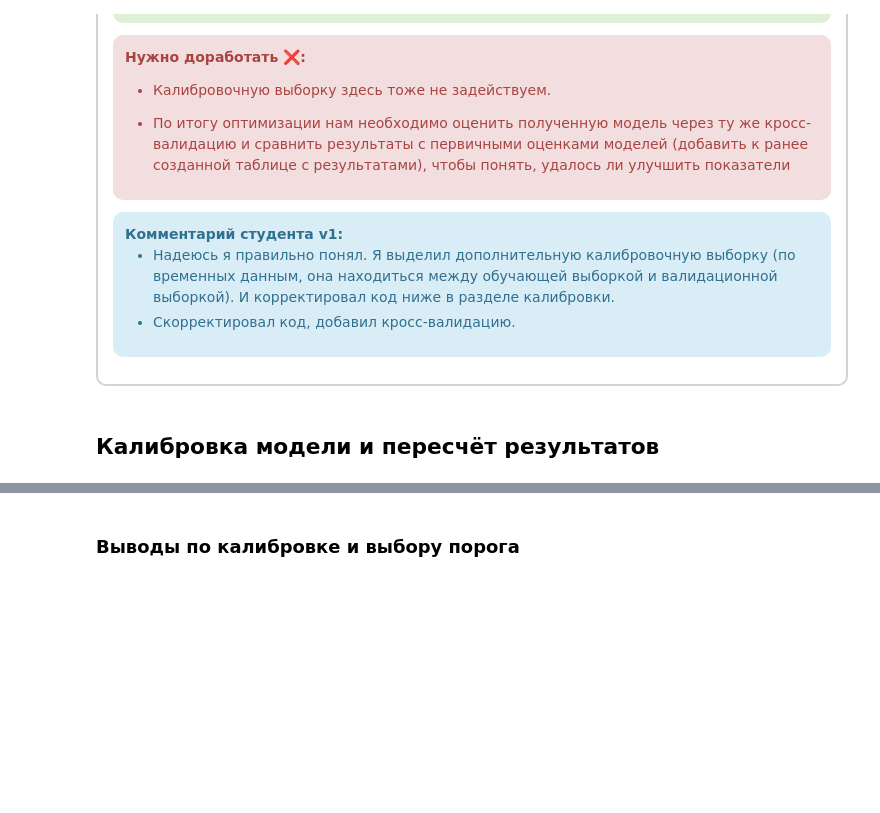
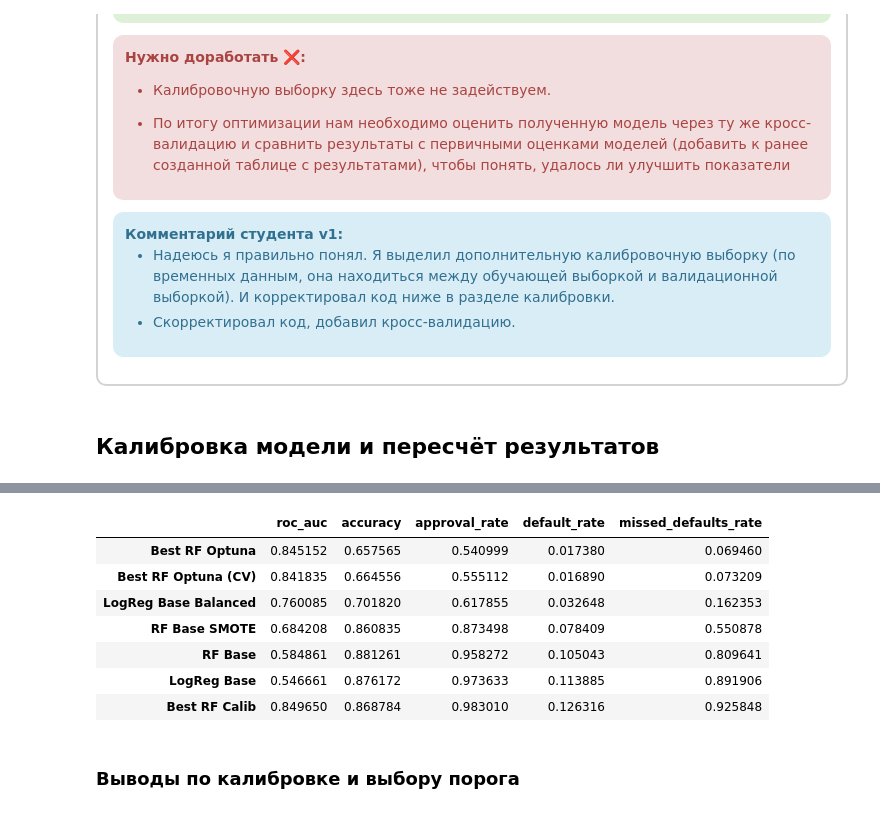
Before and after one commit to MEYakunin/Sprint15_User_Behavior_Scoring, a Jupyter notebook: User_Behavior_Scoring_ver_1.ipynb, the cells around one changed output, grey strips where cells are left out. Cells and saved outputs as stored; diff of their text form; code cells hidden in the pictures; blank space fills up the shorter version.

```diff
--- a/User_Behavior_Scoring_ver_1.ipynb
+++ b/User_Behavior_Scoring_ver_1.ipynb
@@ -1808,3 +1831,26 @@ Brier Score на Cal: 0.0938
+# %%
+# Добавляем метрики после калибровки
+cal_metrics = {
+    'roc_auc': roc_auc_score(y_cal_test, y_cal_prob),
+    'accuracy': accuracy_score(y_cal_test, y_cal_pred),
+    'approval_rate': approval_rate(y_cal_test, y_cal_pred),
+    'default_rate': default_rate(y_cal_test, y_cal_pred),
+    'missed_defaults_rate': missed_defaults_rate(y_cal_test, y_cal_pred)
+}
+# Добавляем новую строку в results_df
+results_df.loc['Best RF Calib'] = cal_metrics
+
+# Выводим сводную таблицу метрик по всем моделям
+display(results_df.sort_values('missed_defaults_rate', ascending=True))
+# %% [output]
+|  | roc_auc | accuracy | approval_rate | default_rate | missed_defaults_rate |
+| Best RF Optuna | 0.845152 | 0.657565 | 0.540999 | 0.017380 | 0.069460 |
+| Best RF Optuna (CV) | 0.841835 | 0.664556 | 0.555112 | 0.016890 | 0.073209 |
+| LogReg Base Balanced | 0.760085 | 0.701820 | 0.617855 | 0.032648 | 0.162353 |
+| RF Base SMOTE | 0.684208 | 0.860835 | 0.873498 | 0.078409 | 0.550878 |
+| RF Base | 0.584861 | 0.881261 | 0.958272 | 0.105043 | 0.809641 |
+| LogReg Base | 0.546661 | 0.876172 | 0.973633 | 0.113885 | 0.891906 |
+| Best RF Calib | 0.849650 | 0.868784 | 0.983010 | 0.126316 | 0.925848 |
 # %% [markdown]
 ### Выводы по калибровке и выбору порога
 # %% [markdown]
```
Also changed, not shown: parts of 10 cells of this notebook.
